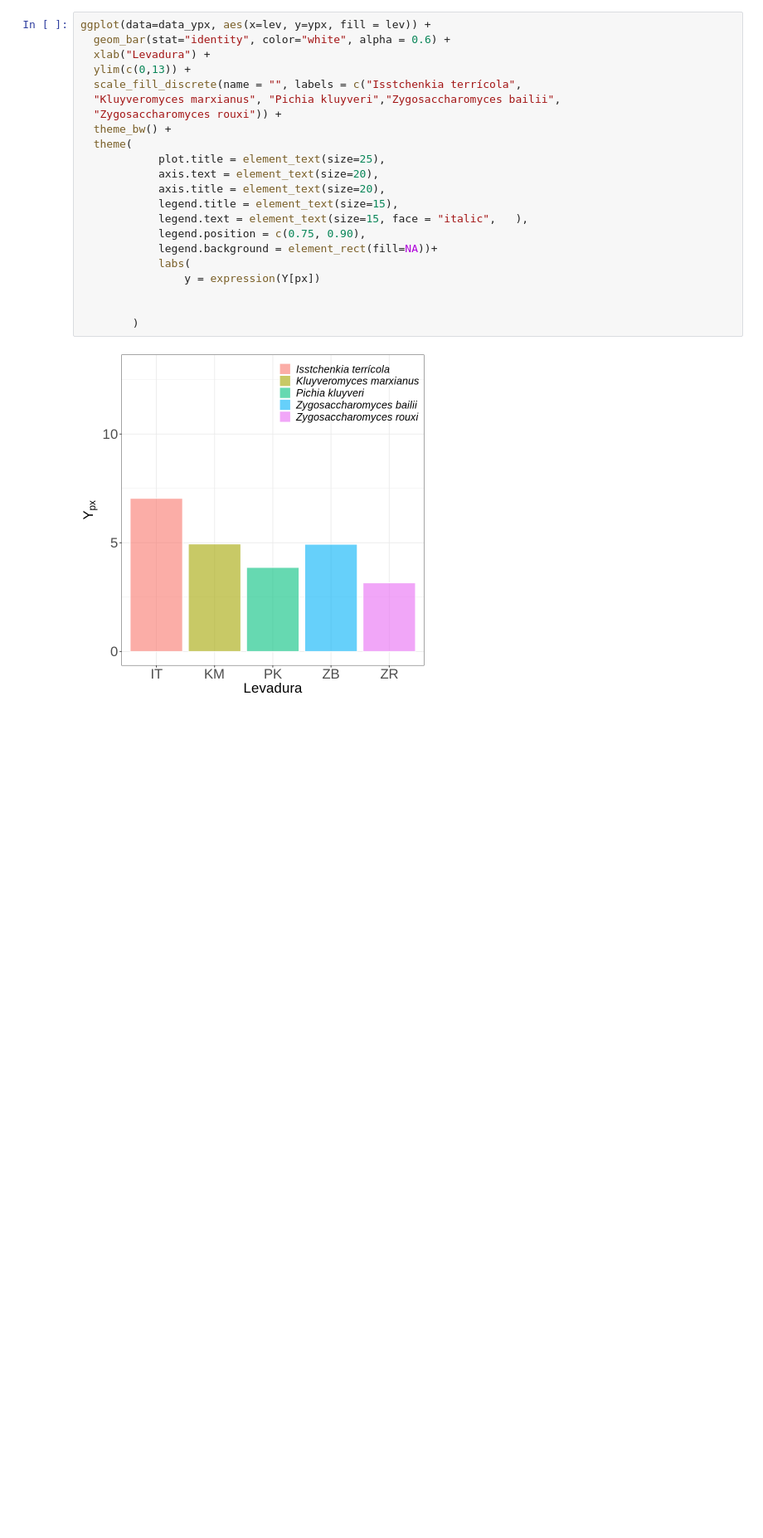
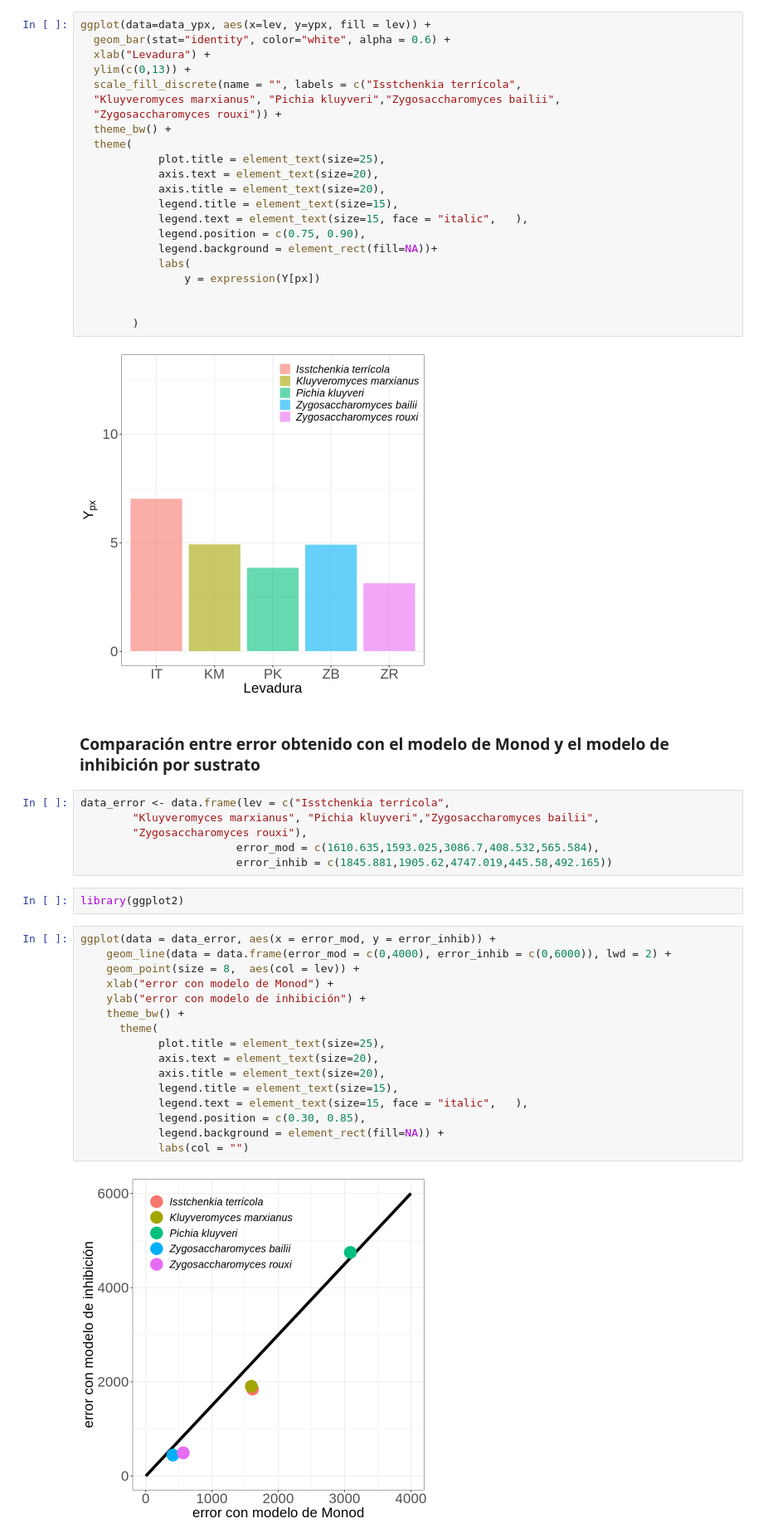
Before and after one commit to JuanM-GG/modelos-tesis, a Jupyter notebook: optimizacion_parametrica_monod.ipynb, the cells around one changed output. Shown at 83% size. Drawn from its saved outputs; the diff is of its cells as text; blank space fills up the shorter version.

```diff
--- a/optimizacion_parametrica_monod.ipynb
+++ b/optimizacion_parametrica_monod.ipynb
@@ -1239,3 +1239,31 @@ ggplot(data=data_ypx, aes(x=lev, y=ypx, fill = lev)) +
         )
 # %% [output]
 [figure]
+# %% [markdown]
+### Comparación entre error obtenido con el modelo de Monod y el modelo de inhibición por sustrato
+# %%
+data_error <- data.frame(lev = c("Isstchenkia terrícola",
+        "Kluyveromyces marxianus", "Pichia kluyveri","Zygosaccharomyces bailii",
+        "Zygosaccharomyces rouxi"),
+                        error_mod = c(1610.635,1593.025,3086.7,408.532,565.584),
+                        error_inhib = c(1845.881,1905.62,4747.019,445.58,492.165))
+# %%
+library(ggplot2)
+# %%
+ggplot(data = data_error, aes(x = error_mod, y = error_inhib)) +
+    geom_line(data = data.frame(error_mod = c(0,4000), error_inhib = c(0,6000)), lwd = 2) +
+    geom_point(size = 8,  aes(col = lev)) +
+    xlab("error con modelo de Monod") +
+    ylab("error con modelo de inhibición") +
+    theme_bw() +
+      theme(
+            plot.title = element_text(size=25),
+            axis.text = element_text(size=20),
+            axis.title = element_text(size=20),
+            legend.title = element_text(size=15),
+            legend.text = element_text(size=15, face = "italic",   ),
+            legend.position = c(0.30, 0.85),
+            legend.background = element_rect(fill=NA)) +
+            labs(col = "")
+# %% [output]
+[figure, added]
```
